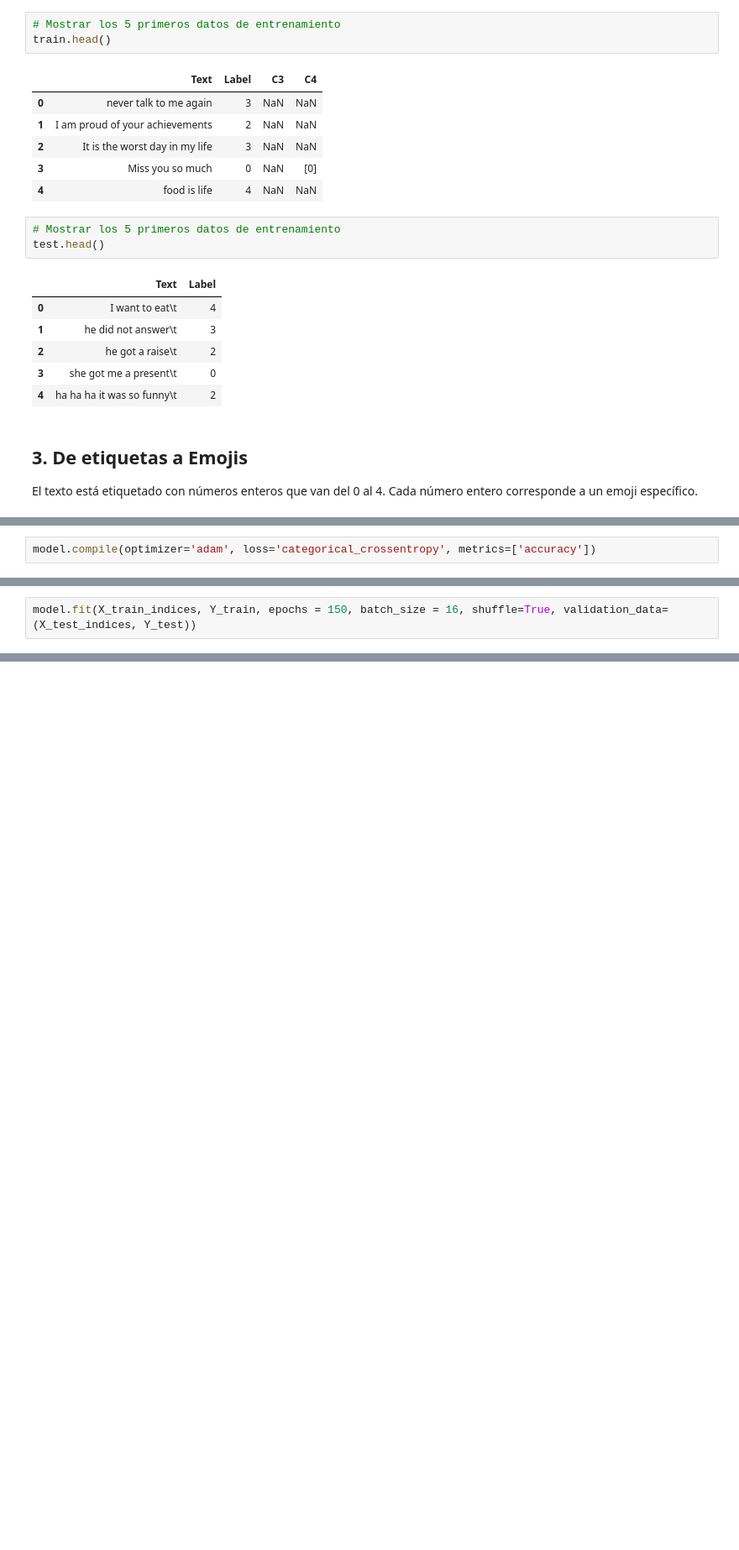
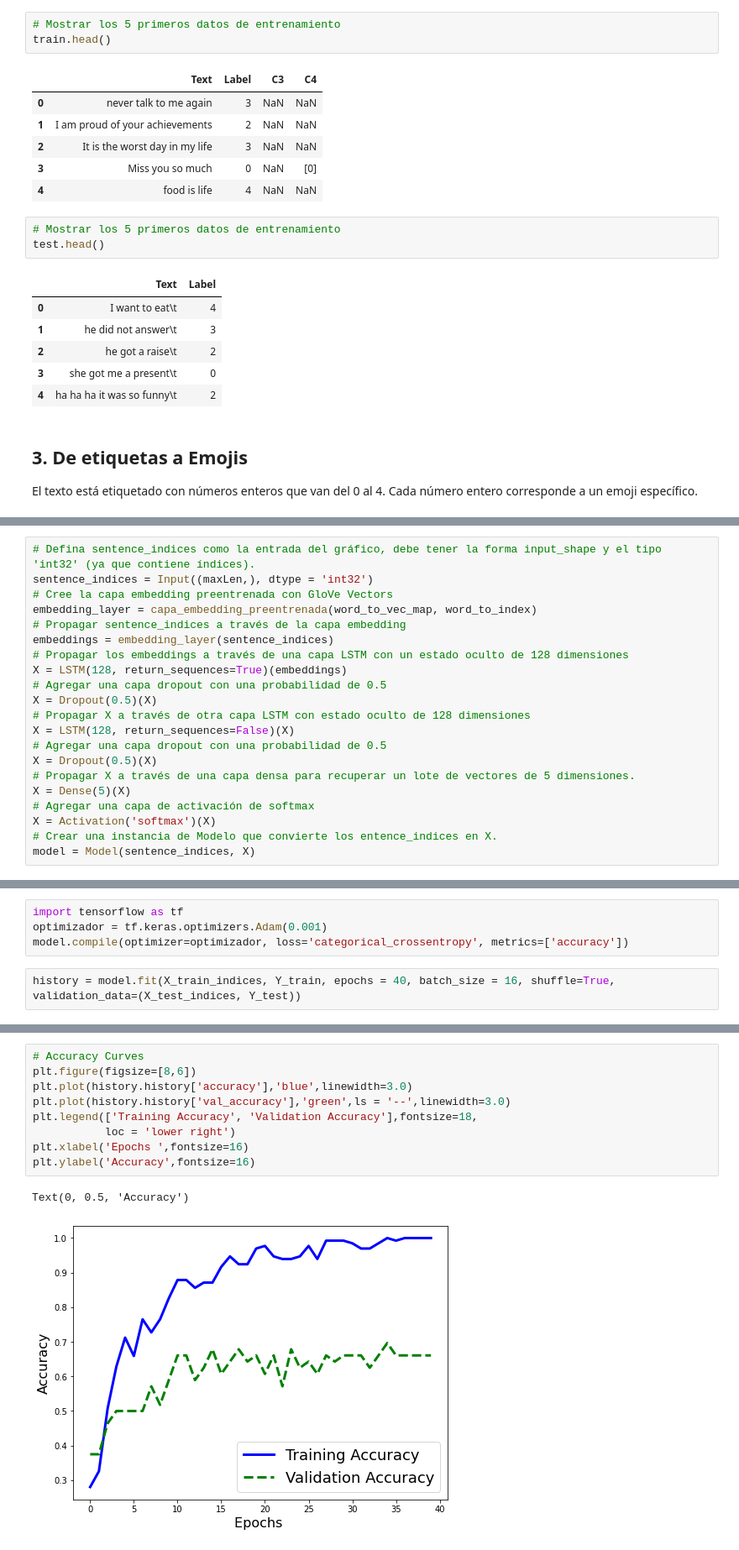
Before and after one commit to mile1107/Prediccion-de-Emoji, a Jupyter notebook: Prediccion_emoji.ipynb, the cells around one changed output, grey strips where cells are left out. Shown: that part at 84% size. Saved outputs shown, nothing was run; the diff lists cells and outputs as text; blank space fills up the shorter version.

```diff
--- a/Prediccion_emoji.ipynb
+++ b/Prediccion_emoji.ipynb
@@ -171,3 +200,24 @@ model = Model(sentence_indices, X)
+# %%
+# Defina sentence_indices como la entrada del gráfico, debe tener la forma input_shape y el tipo 'int32' (ya que contiene índices).
+sentence_indices = Input((maxLen,), dtype = 'int32')
+# Cree la capa embedding preentrenada con GloVe Vectors
+embedding_layer = capa_embedding_preentrenada(word_to_vec_map, word_to_index)
+# Propagar sentence_indices a través de la capa embedding
+embeddings = embedding_layer(sentence_indices)
+# Propagar los embeddings a través de una capa LSTM con un estado oculto de 128 dimensiones
+X = LSTM(128, return_sequences=True)(embeddings)
+# Agregar una capa dropout con una probabilidad de 0.5
+X = Dropout(0.5)(X)
+# Propagar X a través de otra capa LSTM con estado oculto de 128 dimensiones
+X = LSTM(128, return_sequences=False)(X)
+# Agregar una capa dropout con una probabilidad de 0.5
+X = Dropout(0.5)(X)
+# Propagar X a través de una capa densa para recuperar un lote de vectores de 5 dimensiones.
+X = Dense(5)(X)
+# Agregar una capa de activación de softmax
+X = Activation('softmax')(X)
+# Crear una instancia de Modelo que convierte los entence_indices en X.
+model = Model(sentence_indices, X)
 # %%
 model.summary()
 # %% [output]
@@ -193,2 +242,0 @@ _________________________________________________________________
-# %%
-model.compile(optimizer='adam', loss='categorical_crossentropy', metrics=['accuracy'])
@@ -203,3 +243,7 @@ Y_train.shape
+# %%
+import tensorflow as tf
+optimizador = tf.keras.optimizers.Adam(0.001)
+model.compile(optimizer=optimizador, loss='categorical_crossentropy', metrics=['accuracy'])
 # %%
-model.fit(X_train_indices, Y_train, epochs = 150, batch_size = 16, shuffle=True, validation_data=(X_test_indices, Y_test))
+history = model.fit(X_train_indices, Y_train, epochs = 40, batch_size = 16, shuffle=True, validation_data=(X_test_indices, Y_test))
 # %% [output]
@@ -233,0 +279,12 @@ Test accuracy =  0.6071428656578064
+# %%
+# Accuracy Curves
+plt.figure(figsize=[8,6])
+plt.plot(history.history['accuracy'],'blue',linewidth=3.0)
+plt.plot(history.history['val_accuracy'],'green',ls = '--',linewidth=3.0)
+plt.legend(['Training Accuracy', 'Validation Accuracy'],fontsize=18,
+           loc = 'lower right')
+plt.xlabel('Epochs ',fontsize=16)
+plt.ylabel('Accuracy',fontsize=16)
+# %% [output]
+Text(0, 0.5, 'Accuracy')
+[figure, added]
```
Also changed, not shown: parts of 36 cells of this notebook.
